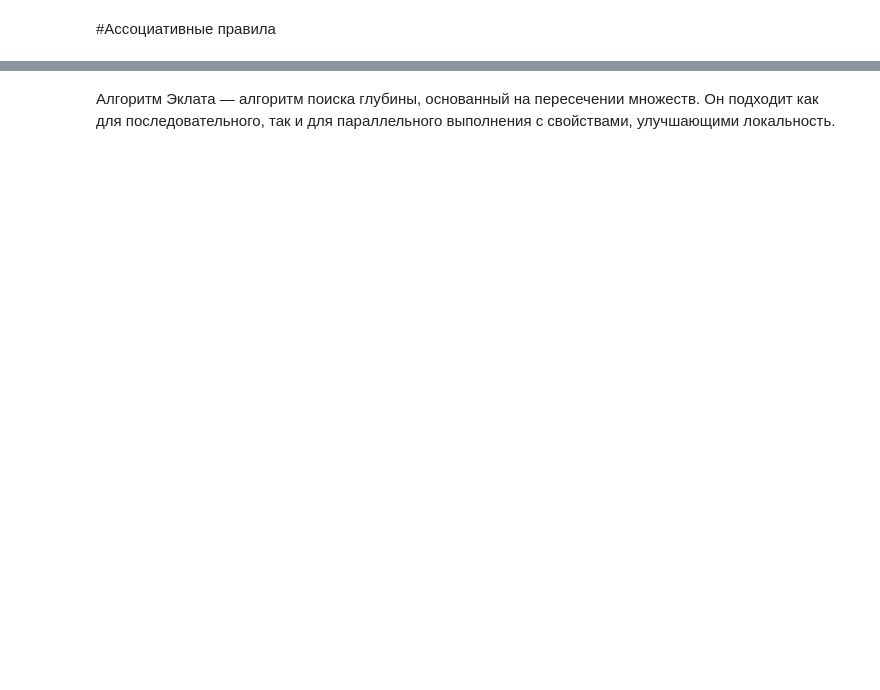
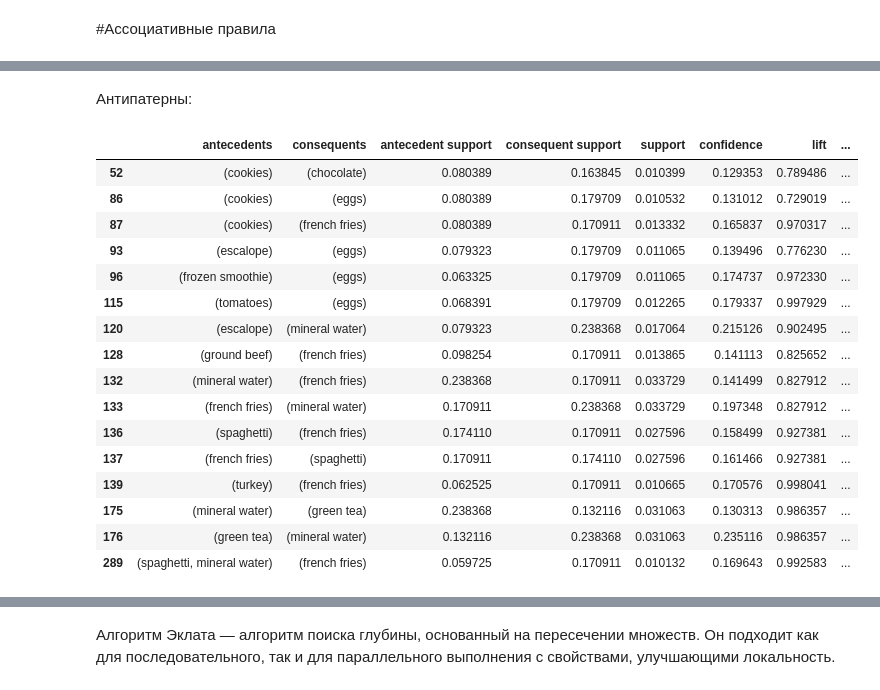
Before and after one commit to Timur2363V/Associative_rules, a Jupyter notebook: Association_rules.ipynb, the cells around one changed output, grey strips where cells are left out. Saved outputs shown, nothing was run; the diff lists cells and outputs as text; code cells hidden in the pictures; blank space fills up the shorter version.

```diff
--- a/Association_rules.ipynb
+++ b/Association_rules.ipynb
@@ -98,3 +158,0 @@ from mlxtend.frequent_patterns import association_rules
-# %%
-df = pd.read_csv("Market_Basket_Optimisation.csv")
-df.head(5)
@@ -110,3 +158,0 @@ df.head(5)
-# %%
-df.ffill(axis=1, inplace=True)
-df.head()
@@ -329,0 +280,5 @@ f_patterns.head(5)
+# %%
+tets_frequent_itemsets = apriori(df, min_support=0.01, use_colnames=True)
+# %%
+test_rules = association_rules(tets_frequent_itemsets, metric="confidence", min_threshold=0.1)
+test_rules.tail()
@@ -329,0 +292,22 @@ f_patterns.head(5)
+# %% [markdown]
+Антипатерны:
+# %%
+test_rules[(test_rules['conviction'] < 1)]
+# %% [output]
+|  | antecedents | consequents | antecedent support | consequent support | support | confidence | lift | ... |
+| 52 | (cookies) | (chocolate) | 0.080389 | 0.163845 | 0.010399 | 0.129353 | 0.789486 | ... |
+| 86 | (cookies) | (eggs) | 0.080389 | 0.179709 | 0.010532 | 0.131012 | 0.729019 | ... |
+| 87 | (cookies) | (french fries) | 0.080389 | 0.170911 | 0.013332 | 0.165837 | 0.970317 | ... |
+| 93 | (escalope) | (eggs) | 0.079323 | 0.179709 | 0.011065 | 0.139496 | 0.776230 | ... |
+| 96 | (frozen smoothie) | (eggs) | 0.063325 | 0.179709 | 0.011065 | 0.174737 | 0.972330 | ... |
+| 115 | (tomatoes) | (eggs) | 0.068391 | 0.179709 | 0.012265 | 0.179337 | 0.997929 | ... |
+| 120 | (escalope) | (mineral water) | 0.079323 | 0.238368 | 0.017064 | 0.215126 | 0.902495 | ... |
+| 128 | (ground beef) | (french fries) | 0.098254 | 0.170911 | 0.013865 | 0.141113 | 0.825652 | ... |
+| 132 | (mineral water) | (french fries) | 0.238368 | 0.170911 | 0.033729 | 0.141499 | 0.827912 | ... |
+| 133 | (french fries) | (mineral water) | 0.170911 | 0.238368 | 0.033729 | 0.197348 | 0.827912 | ... |
+| 136 | (spaghetti) | (french fries) | 0.174110 | 0.170911 | 0.027596 | 0.158499 | 0.927381 | ... |
+| 137 | (french fries) | (spaghetti) | 0.170911 | 0.174110 | 0.027596 | 0.161466 | 0.927381 | ... |
+| 139 | (turkey) | (french fries) | 0.062525 | 0.170911 | 0.010665 | 0.170576 | 0.998041 | ... |
+| 175 | (mineral water) | (green tea) | 0.238368 | 0.132116 | 0.031063 | 0.130313 | 0.986357 | ... |
+| 176 | (green tea) | (mineral water) | 0.132116 | 0.238368 | 0.031063 | 0.235116 | 0.986357 | ... |
+| 289 | (spaghetti, mineral water) | (french fries) | 0.059725 | 0.170911 | 0.010132 | 0.169643 | 0.992583 | ... |
```
Also changed, not shown: parts of 139 cells of this notebook.
